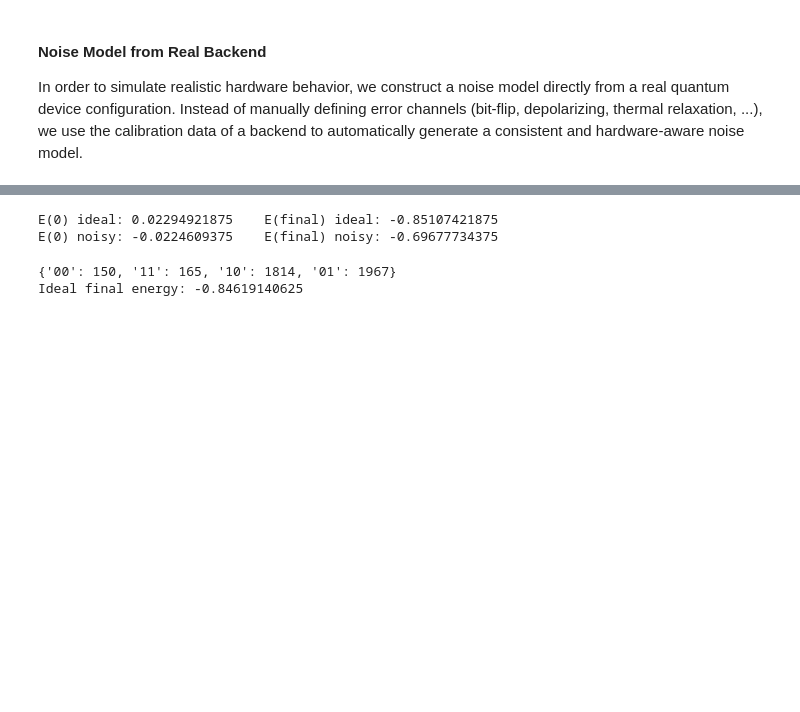
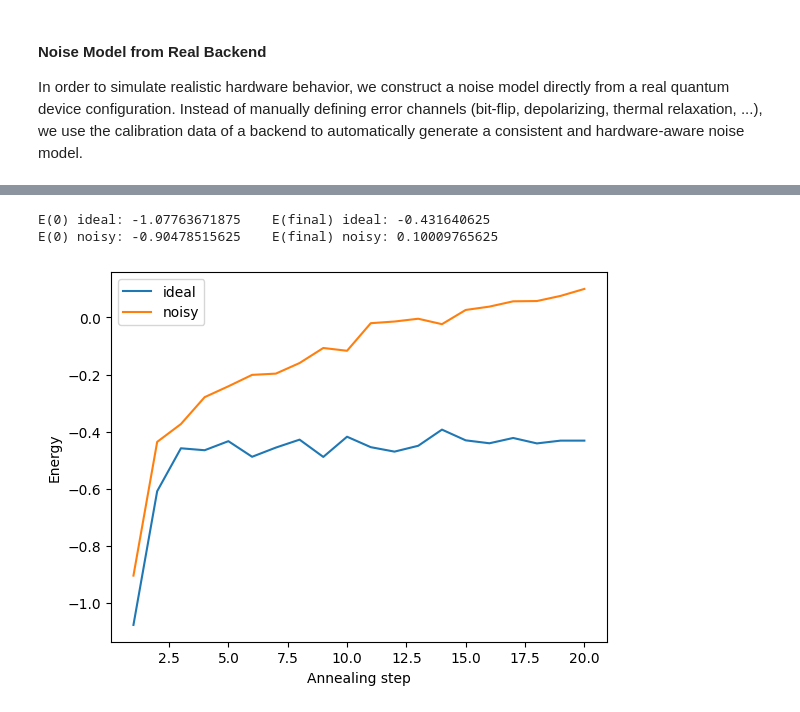
Before and after one commit to mwauters92/TIQIT_tutorial, a Jupyter notebook: Tutorial 03.ipynb, the cells around one changed output, grey strips where cells are left out. Saved outputs shown, nothing was run; the diff lists cells and outputs as text; code cells hidden in the pictures; blank space fills up the shorter version.

```diff
--- a/Tutorial 03.ipynb
+++ b/Tutorial 03.ipynb
@@ -1106,46 +1485,44 @@ def quantum_annealing_circuits(
 # %%
 from qiskit_aer import AerSimulator
 
 # measuring all the circuits
 
-n_steps = 80
-qa_circs = quantum_annealing_circuits(G, J=J, h=h, T=5.0, n_steps=n_steps, measure_basis=True)
 
-ideal_backend = AerSimulator()
-ideal_res = ideal_backend.run(qa_circs, shots=4096).result()
-ideal_counts_list = ideal_res.get_counts()  # lista di dict, uno per step
+n_steps = 20
+n_qubits = 4
+A = nn_adj_matrix(n_qubits)
+G = nx.from_numpy_array(A)
+J=1
+h=2
+dt=0.2
+QA_qc = annealing_trotter_circuits(G, tot_steps= n_steps, J=J, h=h, T=1, meas_basis= "Z")
 
-noisy_backend = AerSimulator(noise_model=composed_noise)
-noisy_res = noisy_backend.run(qa_circs, shots=4096).result()
-noisy_counts_list = noisy_res.get_counts()
+
+ideal_backend = AerSimulator(method="automatic")
+noise_model = noise_model_from_backed
+backend_sim_noisy = AerSimulator(noise_model=noise_model)
+
+ideal_counts_list = run_sim(QA_qc,backend_sim_exact)
+noisy_counts_list = run_sim(QA_qc,backend_sim_noisy)
+
+ideal_energy_steps = [ising_energy(c, J, A) for c in ideal_counts_list]
+noisy_energy_steps = [ising_energy(c, J, A) for c in noisy_counts_list]
+
+print("E(0) ideal:", ideal_energy_steps[0], "   E(final) ideal:", ideal_energy_steps[-1])
+print("E(0) noisy:", noisy_energy_steps[0], "   E(final) noisy:", noisy_energy_steps[-1])
+
+import matplotlib.pyplot as plt
+
+steps = np.arange(1, n_steps + 1)
+
+plt.figure()
+plt.plot(steps, ideal_energy_steps, label="ideal")
+plt.plot(steps, noisy_energy_steps, label="noisy")
+plt.xlabel("Annealing step")
+plt.ylabel("Energy")
+plt.legend()
+plt.show()
+# %% [output]
+E(0) ideal: -1.07763671875    E(final) ideal: -0.431640625
+E(0) noisy: -0.90478515625    E(final) noisy: 0.10009765625
+[figure, added]
-# %%
-ideal_energy_steps = [ising_energy(c, J, A) for c in ideal_counts_list]
-noisy_energy_steps = [ising_energy(c, J, A) for c in noisy_counts_list]
-
-print("E(0) ideal:", ideal_energy_steps[0], "   E(final) ideal:", ideal_energy_steps[-1])
-print("E(0) noisy:", noisy_energy_steps[0], "   E(final) noisy:", noisy_energy_steps[-1])
-# %% [output]
-E(0) ideal: 0.02294921875    E(final) ideal: -0.85107421875
-E(0) noisy: -0.0224609375    E(final) noisy: -0.69677734375
-# %%
-# without measuring all the circuits
-
-n_steps = 80
-qa_circs_only = quantum_annealing_circuits(G, J=J, h=h, T=5.0, n_steps=n_steps, measure_basis=False)
-
-#measure of the final circuit only
-circ = qa_circs_only[-1]
-n = G.number_of_nodes()
-
-circ_meas = QuantumCircuit(n, n)
-circ_meas.compose(circ, inplace=True)
-circ_meas.measure(range(n), range(n))
-
-ideal_counts_final = AerSimulator().run(circ_meas, shots=4096).result().get_counts()
-ideal_energy_final = ising_energy(ideal_counts_final, J, A)
-
-print(ideal_counts_final)
-print("Ideal final energy:", ideal_energy_final)
-# %% [output]
-{'00': 150, '11': 165, '10': 1814, '01': 1967}
-Ideal final energy: -0.84619140625
```
Also changed, not shown: parts of 22 cells of this notebook.
